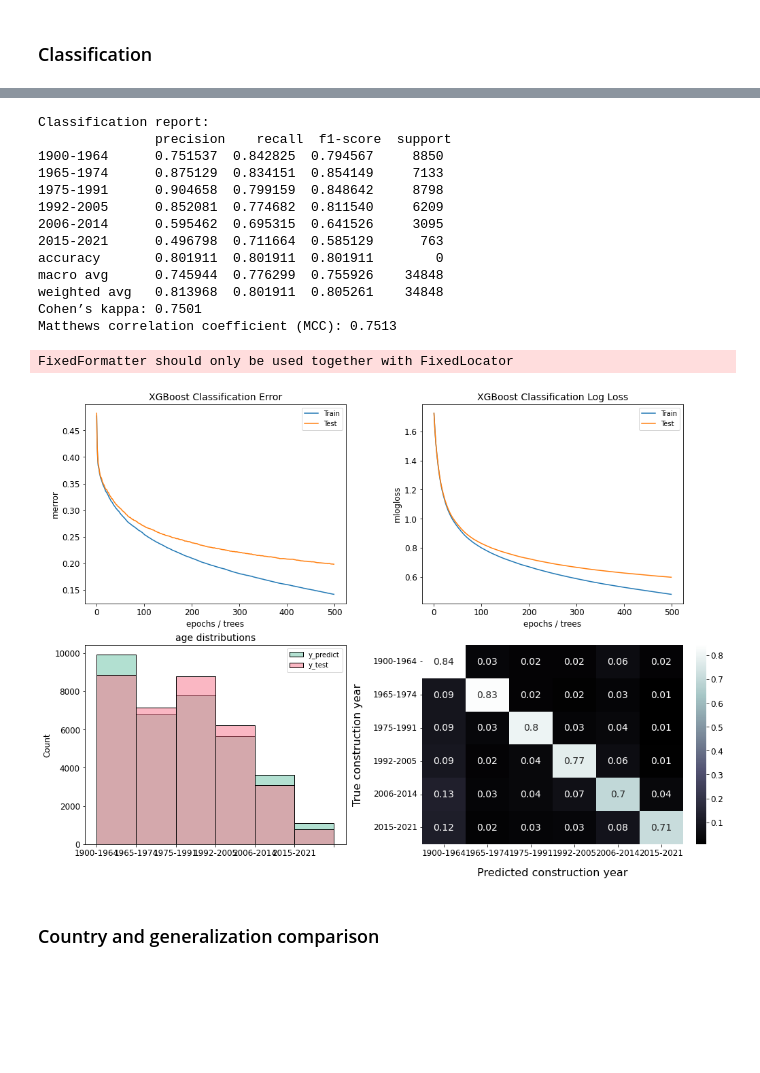
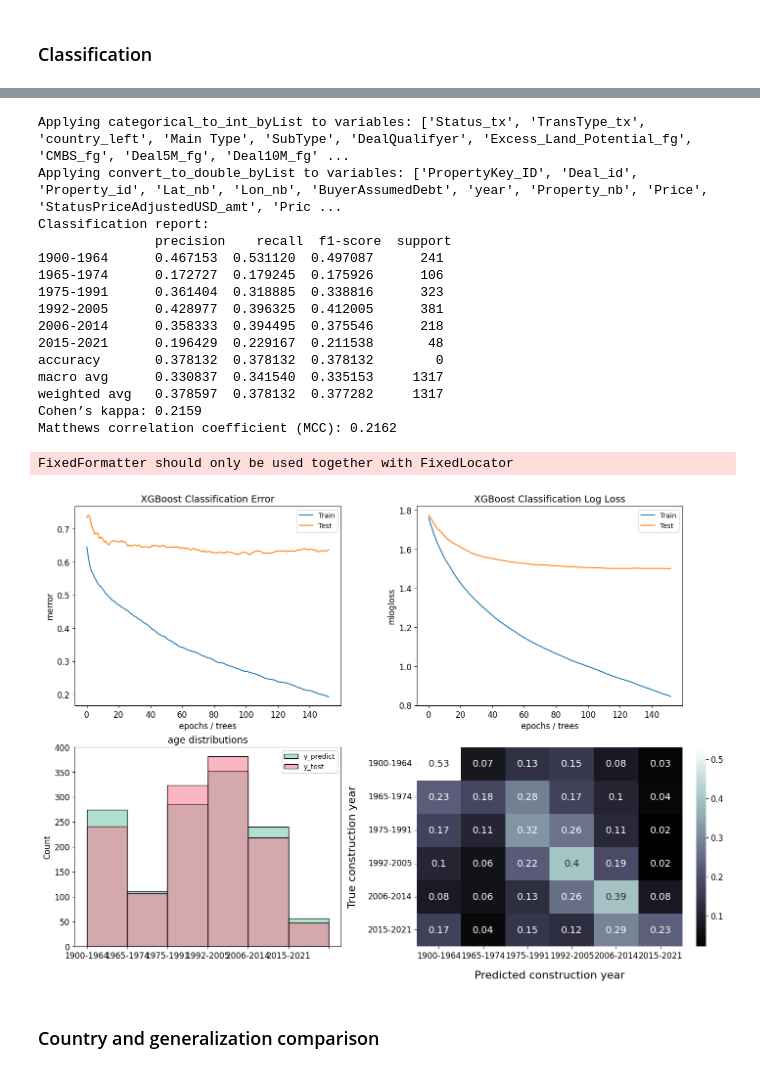
Before and after one commit to kaifoerster/BuildingAgePredictorML, a Jupyter notebook: demo/demo-RCA.ipynb, the cells around one changed output, grey strips where cells are left out. Drawn from its saved outputs; the diff is of its cells as text; code cells hidden in the pictures; blank space fills up the shorter version.

Commit message:
comparing models across same data size with rca rca-ufo and ufo only

```diff
--- a/demo/demo-RCA.ipynb
+++ b/demo/demo-RCA.ipynb
@@ -57,0 +59,3 @@ df = pd.read_csv(path_data_RCA, encoding='latin1')
+# %%
+path_data_RCA = os.path.join(dataset.DATA_DIR, 'rca-ufo-merge_ALL.csv')
+df = pd.read_csv(path_data_RCA, encoding='latin1')
@@ -117,7 +129,7 @@ classifier = AgeClassifier(
     df=df,
     test_training_split=pp.split_80_20,
     # cross_validation_split=pp.cross_validation,
-    preprocessing_stages=[pp.remove_outliers],
+    preprocessing_stages=[pp.remove_outliers, pp.categorical_to_int_byList, pp.convert_to_double_byList],
     hyperparameters=xgb_hyperparams,
     mitigate_class_imbalance=True,
     # bin_config=equally_sized_bins,
@@ -141,19 +156,21 @@ classifier.evaluate()
 `early_stopping_rounds` in `fit` method is deprecated for better compatibility with scikit-learn, use `early_stopping_rounds` in constructor or`set_params` instead.
+Applying categorical_to_int_byList to variables: ['Status_tx', 'TransType_tx', 'country_left', 'Main Type', 'SubType', 'DealQualifyer', 'Excess_Land_Potential_fg', 'CMBS_fg', 'Deal5M_fg', 'Deal10M_fg' ...
+Applying convert_to_double_byList to variables: ['PropertyKey_ID', 'Deal_id', 'Property_id', 'Lat_nb', 'Lon_nb', 'BuyerAssumedDebt', 'year', 'Property_nb', 'Price', 'StatusPriceAdjustedUSD_amt', 'Pric ...
 Classification report:
                precision    recall  f1-score  support
-1900-1964      0.751537  0.842825  0.794567     8850
-1965-1974      0.875129  0.834151  0.854149     7133
-1975-1991      0.904658  0.799159  0.848642     8798
-1992-2005      0.852081  0.774682  0.811540     6209
-2006-2014      0.595462  0.695315  0.641526     3095
-2015-2021      0.496798  0.711664  0.585129      763
-accuracy       0.801911  0.801911  0.801911        0
-macro avg      0.745944  0.776299  0.755926    34848
-weighted avg   0.813968  0.801911  0.805261    34848
-Cohen’s kappa: 0.7501
-Matthews correlation coefficient (MCC): 0.7513
+1900-1964      0.467153  0.531120  0.497087      241
+1965-1974      0.172727  0.179245  0.175926      106
+1975-1991      0.361404  0.318885  0.338816      323
+1992-2005      0.428977  0.396325  0.412005      381
+2006-2014      0.358333  0.394495  0.375546      218
+2015-2021      0.196429  0.229167  0.211538       48
+accuracy       0.378132  0.378132  0.378132        0
+macro avg      0.330837  0.341540  0.335153     1317
+weighted avg   0.378597  0.378132  0.377282     1317
+Cohen’s kappa: 0.2159
+Matthews correlation coefficient (MCC): 0.2162
 FixedFormatter should only be used together with FixedLocator
-[figure, old version]
+[figure, new version]
 # %% [markdown]
 ### Country and generalization comparison
 # %% [markdown]
```
Also changed, not shown: parts of 8 cells of this notebook, 7 other files.
